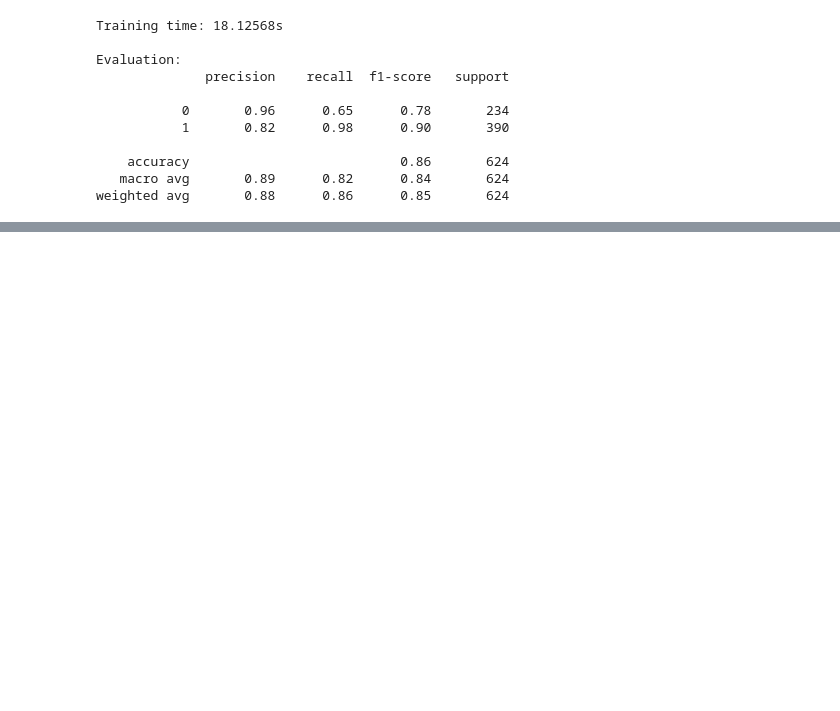
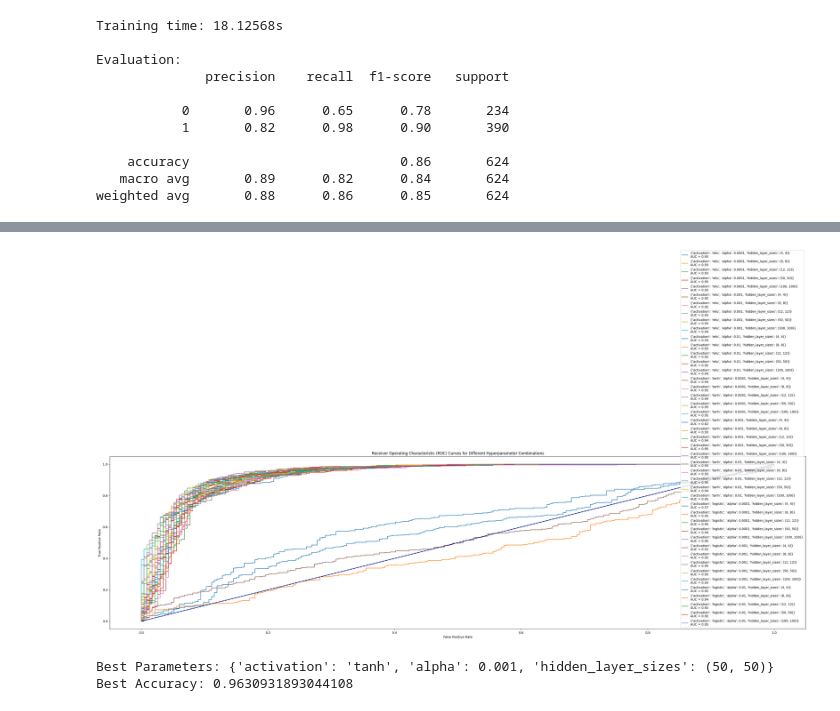
Before and after one commit to samleong66/AMLS_final, a Jupyter notebook: FinalAssignement.ipynb, the cells around one changed output, grey strips where cells are left out. Drawn from its saved outputs; the diff is of its cells as text; code cells hidden in the pictures; blank space fills up the shorter version.

```diff
--- a/FinalAssignement.ipynb
+++ b/FinalAssignement.ipynb
@@ -272,0 +386,34 @@ weighted avg       0.88      0.86      0.85       624
+# %%
+num_folds = 5
+kf = KFold(n_splits=num_folds, shuffle=True, random_state=42)
+param_grid = {
+    'hidden_layer_sizes': [(4, 4,), (8, 8,), (12, 12,), (50, 50,), (100, 100,)],
+    'activation': ['relu', 'tanh', 'logistic'],
+    'alpha': [0.0001, 0.001, 0.01],
+}
+model = MLPClassifier(max_iter=1000)
+grid_search = GridSearchCV(model, param_grid, cv=kf, scoring='accuracy')
+grid_search.fit(x_train_aug.reshape(-1, 28*28), y_train_aug.ravel())
+results = grid_search.cv_results_
+fig = plt.figure(figsize=(40,10))
+for i in range(len(results['params'])):
+    param_set = results['params'][i]
+    mean_test_score = results['mean_test_score'][i]
+    model = MLPClassifier(**param_set, max_iter=1000)
+    model.fit(x_train_aug.reshape(-1, 28*28), y_train_aug.ravel())
+    y_pred_proba = model.predict_proba(x_test.reshape(-1, 28*28))[:, 1]
+    fpr, tpr, _ = roc_curve(y_test.ravel(), y_pred_proba)
+    roc_auc = auc(fpr, tpr)
+    plt.plot(fpr, tpr, label=f'{param_set}\nAUC = {roc_auc:.2f}')
+plt.plot([0, 1], [0, 1], color='navy', lw=2, linestyle='--')
+plt.xlabel('False Positive Rate')
+plt.ylabel('True Positive Rate')
+plt.title('Receiver Operating Characteristic (ROC) Curves for Different Hyperparameter Combinations')
+plt.legend(loc='lower right')
+plt.show()
+print(f'Best Parameters: {grid_search.best_params_}')
+print(f'Best Accuracy: {grid_search.best_score_}')
+# %% [output]
+[figure, added]
+Best Parameters: {'activation': 'tanh', 'alpha': 0.001, 'hidden_layer_sizes': (50, 50)}
+Best Accuracy: 0.9630931893044108
```
Also changed, not shown: parts of 35 cells of this notebook.
